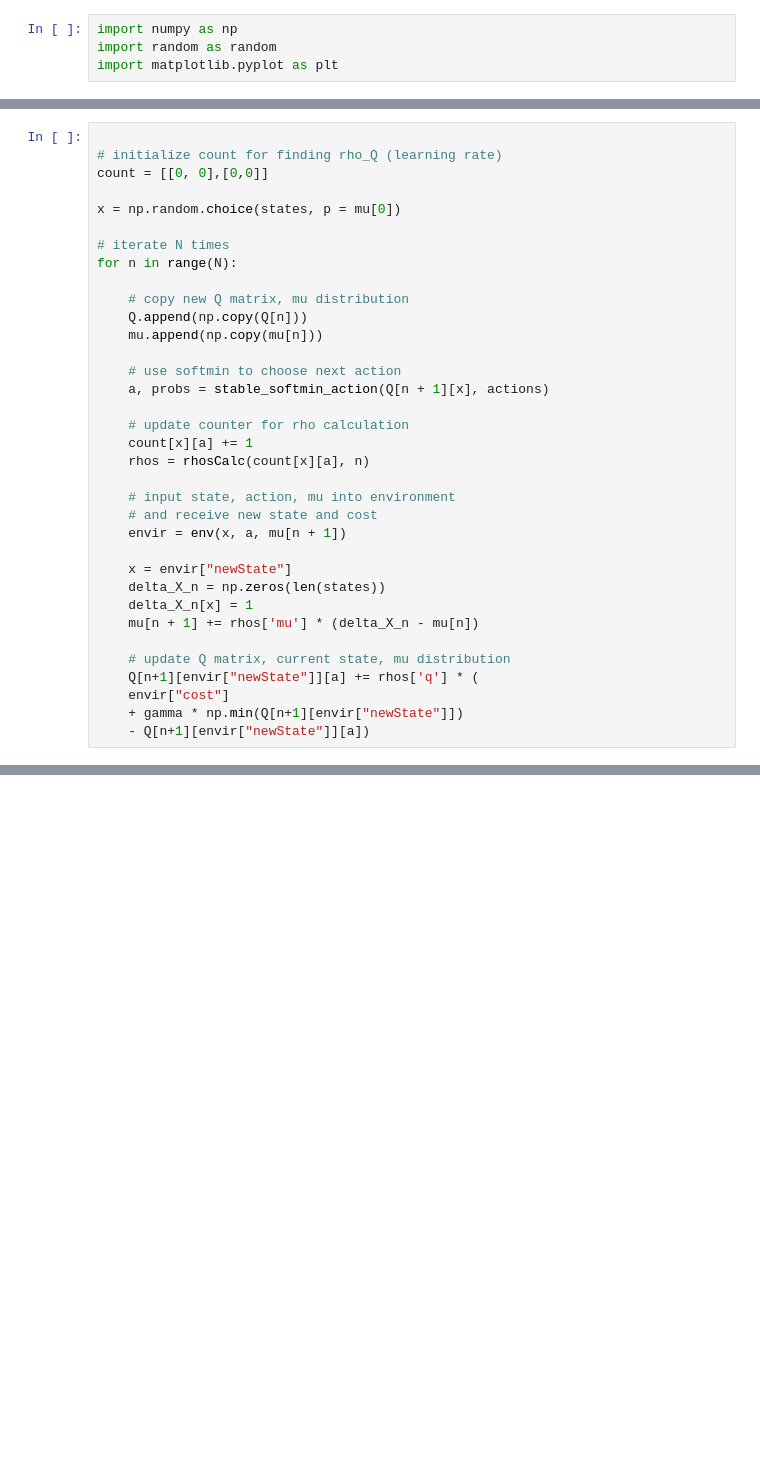
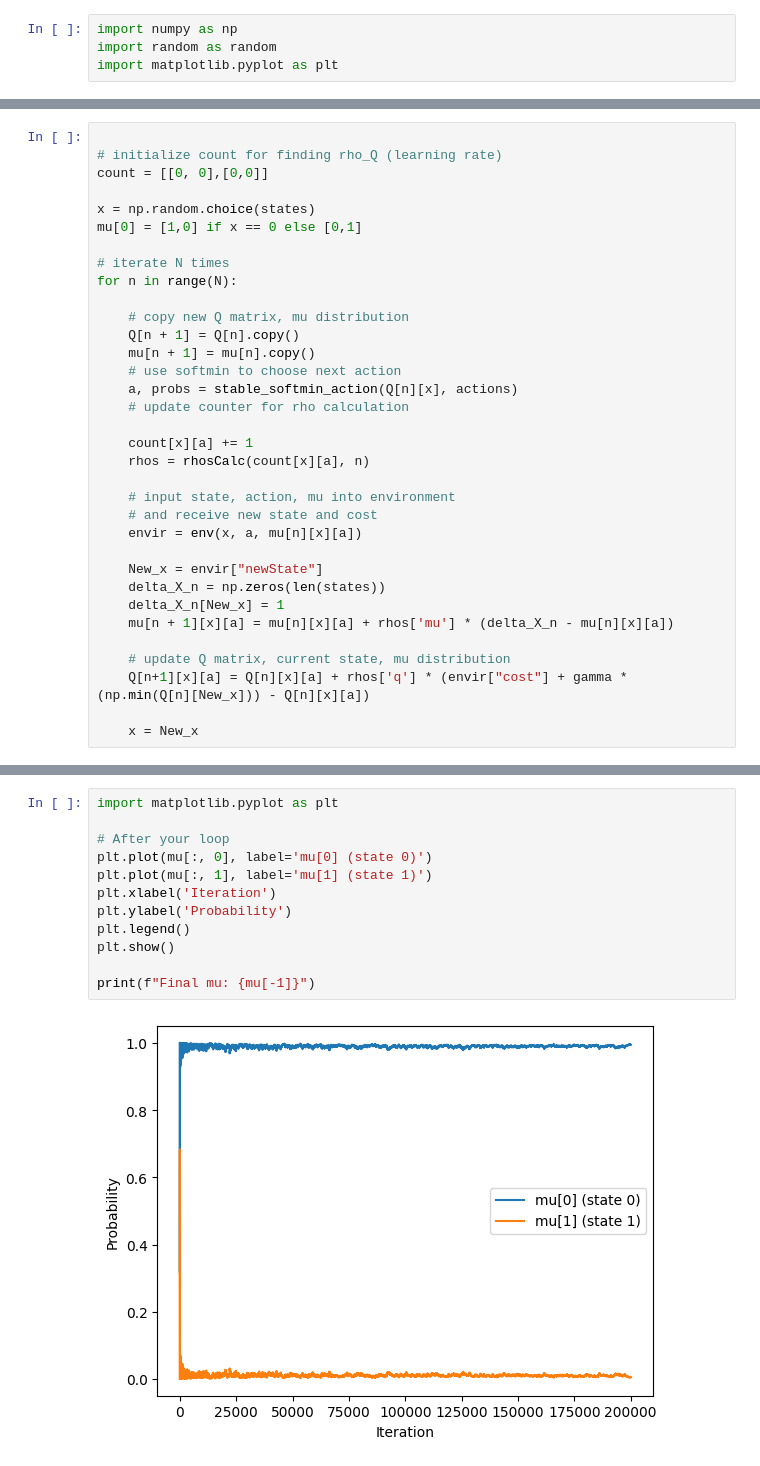
Before and after one commit to elliotthull/RLQ-learning, a Jupyter notebook: MFC2x2Ex.ipynb, the cells around one changed output, grey strips where cells are left out. Cells and saved outputs as stored; diff of their text form; blank space fills up the shorter version.

```diff
--- a/MFC2x2Ex.ipynb
+++ b/MFC2x2Ex.ipynb
@@ -59,33 +57,32 @@ def stable_softmin_action(q_values, actions, phi=phi):
 # initialize count for finding rho_Q (learning rate)
 count = [[0, 0],[0,0]]
 
-x = np.random.choice(states, p = mu[0])
+x = np.random.choice(states)
+mu[0] = [1,0] if x == 0 else [0,1]
 
 # iterate N times
 for n in range(N):
 
     # copy new Q matrix, mu distribution
-    Q.append(np.copy(Q[n]))
-    mu.append(np.copy(mu[n]))
+    Q[n + 1] = Q[n].copy()
+    mu[n + 1] = mu[n].copy()
+    # use softmin to choose next action
+    a, probs = stable_softmin_action(Q[n][x], actions)
+    # update counter for rho calculation
 
-    # use softmin to choose next action
-    a, probs = stable_softmin_action(Q[n + 1][x], actions)
-
-    # update counter for rho calculation
     count[x][a] += 1
     rhos = rhosCalc(count[x][a], n)
 
     # input state, action, mu into environment
     # and receive new state and cost
-    envir = env(x, a, mu[n + 1])
+    envir = env(x, a, mu[n][x][a])
 
-    x = envir["newState"]
+    New_x = envir["newState"]
     delta_X_n = np.zeros(len(states))
-    delta_X_n[x] = 1
-    mu[n + 1] += rhos['mu'] * (delta_X_n - mu[n])
+    delta_X_n[New_x] = 1
+    mu[n + 1][x][a] = mu[n][x][a] + rhos['mu'] * (delta_X_n - mu[n][x][a])
 
     # update Q matrix, current state, mu distribution
-    Q[n+1][envir["newState"]][a] += rhos['q'] * (
-    envir["cost"]
-    + gamma * np.min(Q[n+1][envir["newState"]])
-    - Q[n+1][envir["newState"]][a])
+    Q[n+1][x][a] = Q[n][x][a] + rhos['q'] * (envir["cost"] + gamma * (np.min(Q[n][New_x])) - Q[n][x][a])
+
+    x = New_x
@@ -110,0 +93,14 @@ plt.show()
+# %%
+import matplotlib.pyplot as plt
+
+# After your loop
+plt.plot(mu[:, 0], label='mu[0] (state 0)')
+plt.plot(mu[:, 1], label='mu[1] (state 1)')
+plt.xlabel('Iteration')
+plt.ylabel('Probability')
+plt.legend()
+plt.show()
+
+print(f"Final mu: {mu[-1]}")
+# %% [output]
+[figure, added]
```
Also changed, not shown: parts of 4 cells of this notebook.
